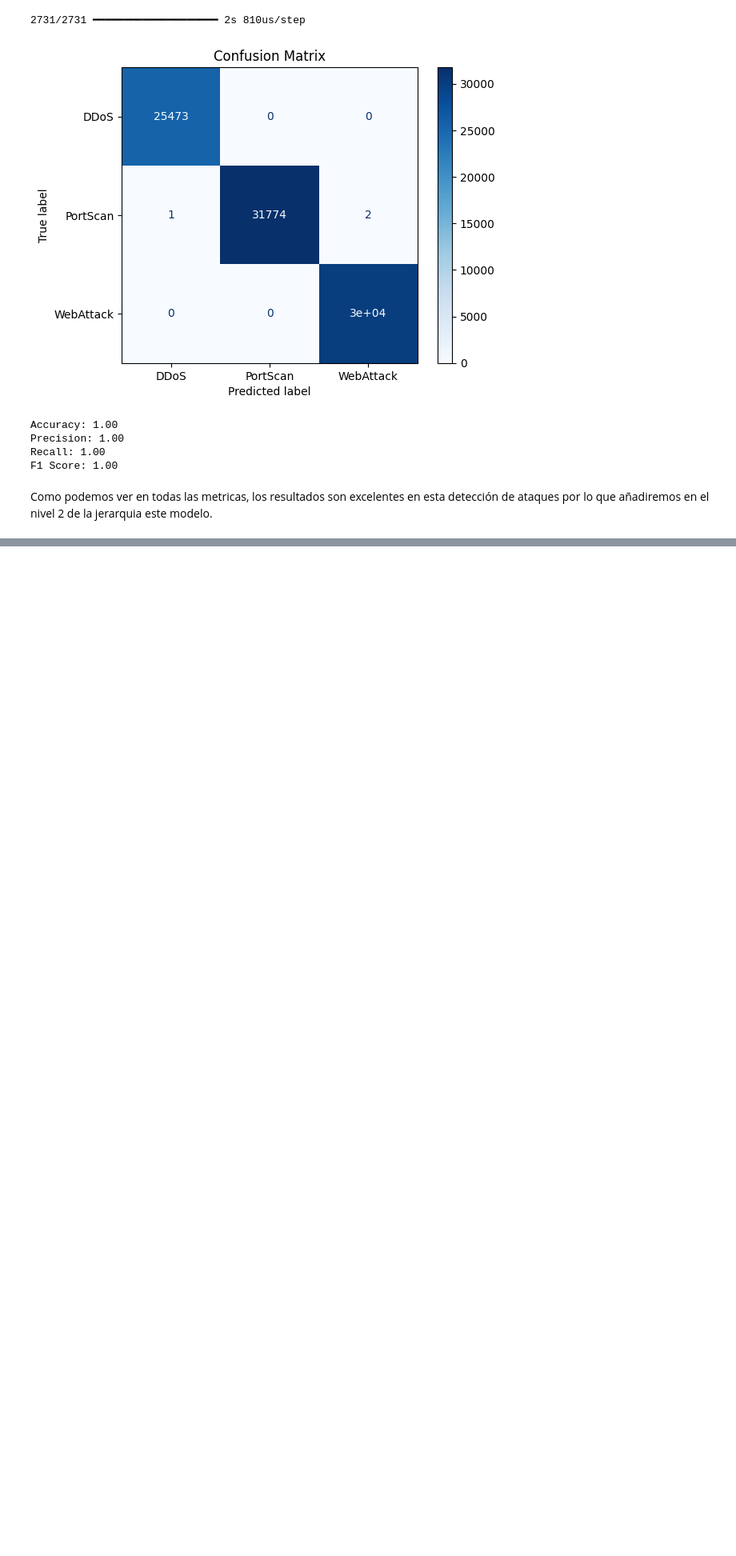
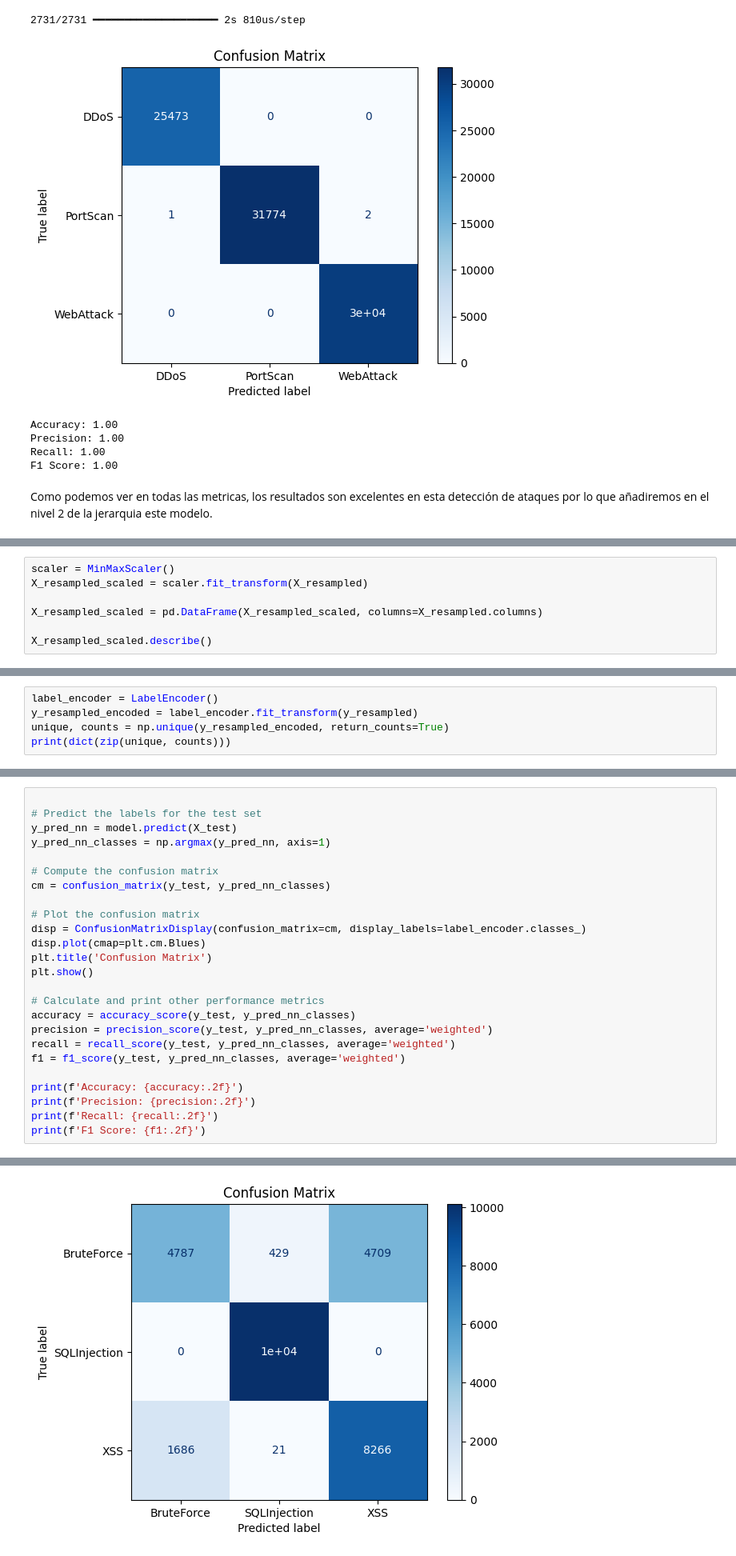
Before and after one commit to nicollorens12/SentinelX, a Jupyter notebook: Servidor/Dev/HierarchyClassificator.ipynb, the cells around one changed output, grey strips where cells are left out. Shown: that part at 80% size. Saved outputs shown, nothing was run; the diff lists cells and outputs as text; blank space fills up the shorter version.

```diff
--- a/Servidor/Dev/HierarchyClassificator.ipynb
+++ b/Servidor/Dev/HierarchyClassificator.ipynb
@@ -306,0 +349,7 @@ Como podemos ver en todas las metricas, los resultados son excelentes en esta de
+# %%
+scaler = MinMaxScaler()
+X_resampled_scaled = scaler.fit_transform(X_resampled)
+
+X_resampled_scaled = pd.DataFrame(X_resampled_scaled, columns=X_resampled.columns)
+
+X_resampled_scaled.describe()
@@ -306,0 +367,5 @@ Como podemos ver en todas las metricas, los resultados son excelentes en esta de
+# %%
+label_encoder = LabelEncoder()
+y_resampled_encoded = label_encoder.fit_transform(y_resampled)
+unique, counts = np.unique(y_resampled_encoded, return_counts=True)
+print(dict(zip(unique, counts)))
@@ -306,0 +419,26 @@ Como podemos ver en todas las metricas, los resultados son excelentes en esta de
+# %%
+
+# Predict the labels for the test set
+y_pred_nn = model.predict(X_test)
+y_pred_nn_classes = np.argmax(y_pred_nn, axis=1)
+
+# Compute the confusion matrix
+cm = confusion_matrix(y_test, y_pred_nn_classes)
+
+# Plot the confusion matrix
+disp = ConfusionMatrixDisplay(confusion_matrix=cm, display_labels=label_encoder.classes_)
+disp.plot(cmap=plt.cm.Blues)
+plt.title('Confusion Matrix')
+plt.show()
+
+# Calculate and print other performance metrics
+accuracy = accuracy_score(y_test, y_pred_nn_classes)
+precision = precision_score(y_test, y_pred_nn_classes, average='weighted')
+recall = recall_score(y_test, y_pred_nn_classes, average='weighted')
+f1 = f1_score(y_test, y_pred_nn_classes, average='weighted')
+
+print(f'Accuracy: {accuracy:.2f}')
+print(f'Precision: {precision:.2f}')
+print(f'Recall: {recall:.2f}')
+print(f'F1 Score: {f1:.2f}')
+# %% [output]
@@ -306,0 +446 @@ Como podemos ver en todas las metricas, los resultados son excelentes en esta de
+[figure, added]
```
Also changed, not shown: parts of 11 cells of this notebook, 2 other files.
